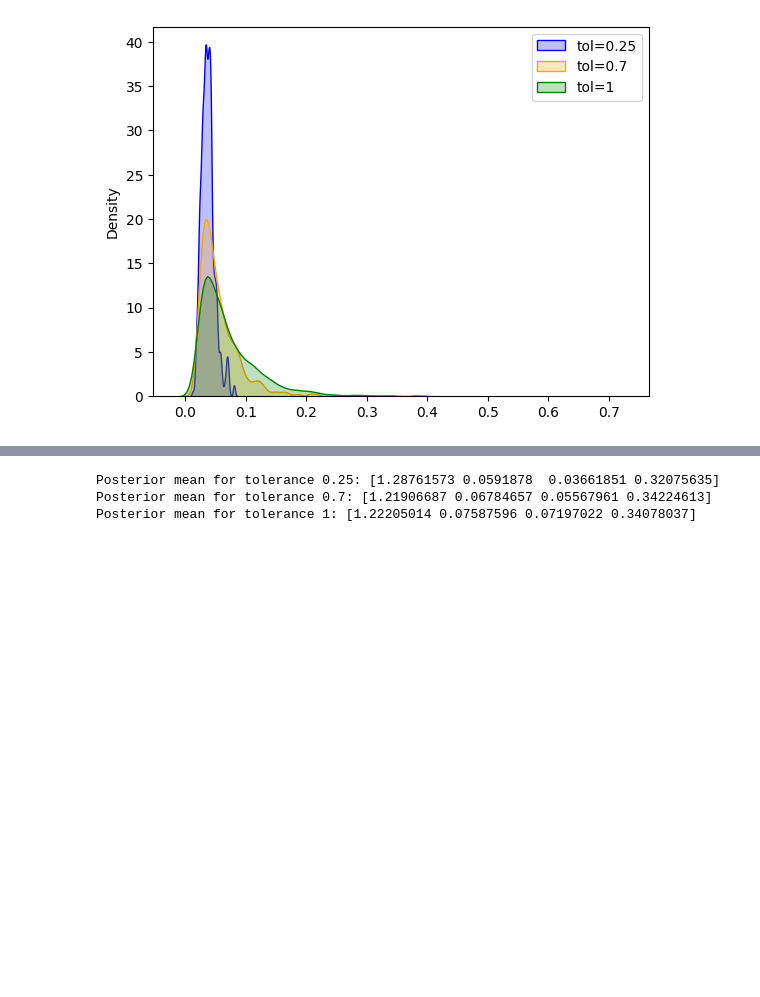
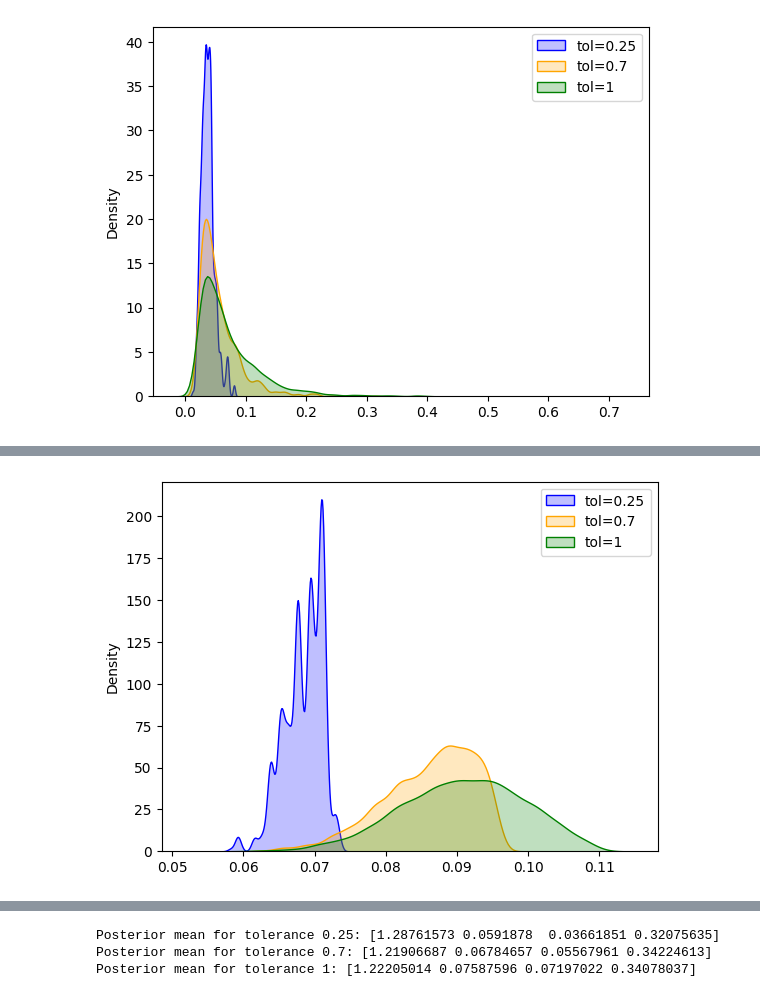
Before and after one commit to mismayil/math414-project, a Jupyter notebook: project.ipynb, the cells around one changed output, grey strips where cells are left out. Saved outputs shown, nothing was run; the diff lists cells and outputs as text; code cells hidden in the pictures; blank space fills up the shorter version.

```diff
--- a/project.ipynb
+++ b/project.ipynb
@@ -186,0 +199,4 @@ plot_phk_samples([sample_0_25[:, 2], sample_0_7[:, 2], sample_1[:, 2]])
+# %%
+plot_phk_samples([sample_0_25[:, 2], sample_0_7[:, 2], sample_1[:, 2]])
+# %% [output]
+[figure, added]
```
Also changed, not shown: parts of 7 cells of this notebook, 2 other files.
